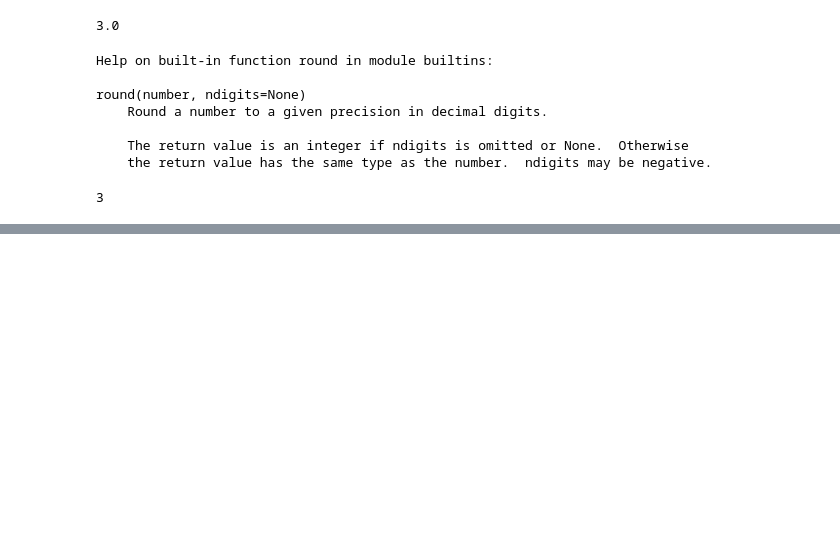
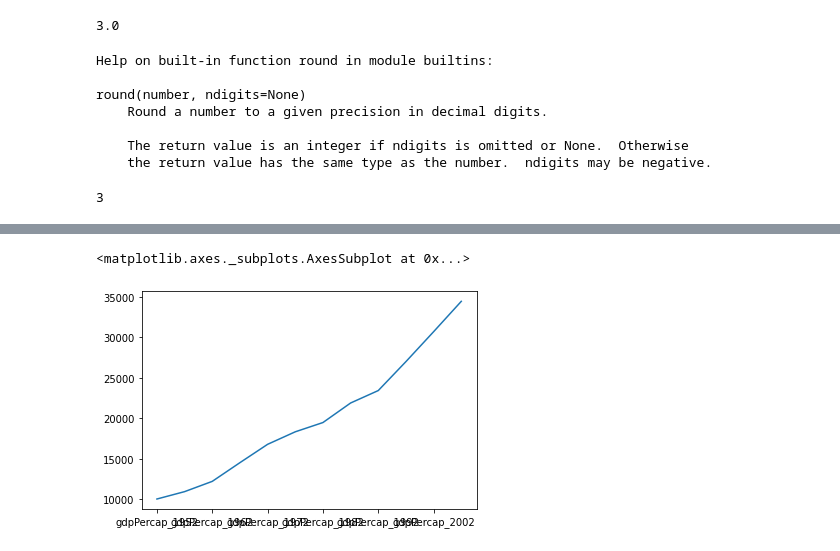
Before and after one commit to dyea21/practcomp, a Jupyter notebook: PracComp2022.ipynb, the cells around one changed output, grey strips where cells are left out. Drawn from its saved outputs; the diff is of its cells as text; code cells hidden in the pictures; blank space fills up the shorter version.

```diff
--- a/PracComp2022.ipynb
+++ b/PracComp2022.ipynb
@@ -199,0 +517,5 @@ round(2.55)
+# %%
+data.loc['Australia'].plot() #square brackets for indexing
+# %% [output]
+<matplotlib.axes._subplots.AxesSubplot at 0x...>
+[figure, added]
```
Also changed, not shown: parts of 52 cells of this notebook.
